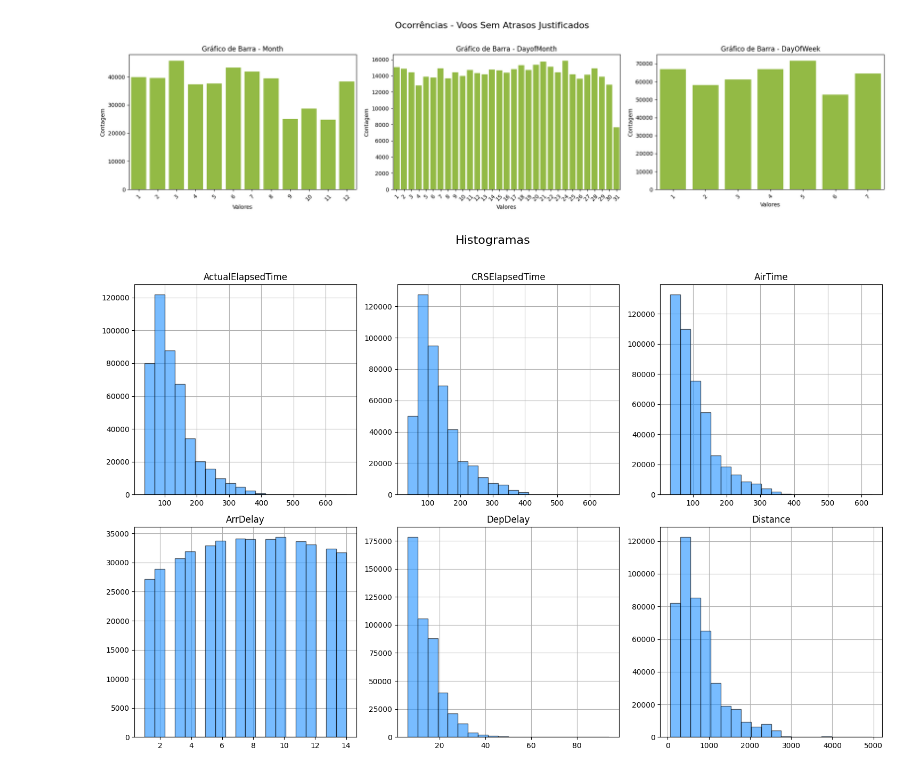
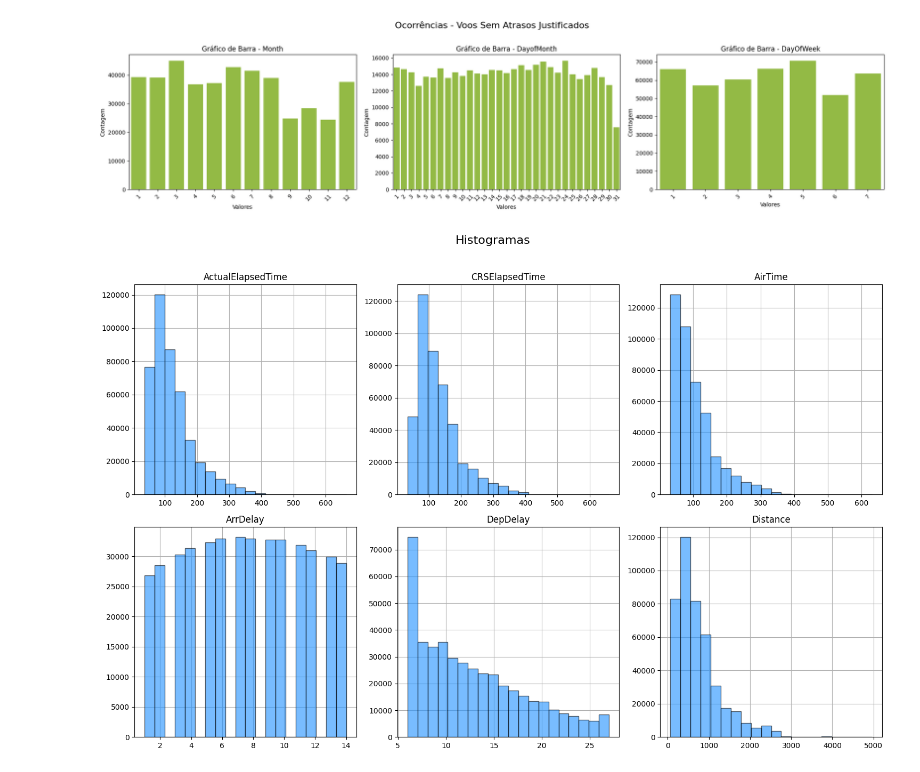
Before and after one commit to AdrielyZBoller/Projeto_Mod05_Ada_VemSerTech, a Jupyter notebook: analise_sem_atraso_justificados.ipynb, the cells around one changed output. Saved outputs shown, nothing was run; the diff lists cells and outputs as text; code cells hidden in the pictures.

```diff
--- a/analise_sem_atraso_justificados.ipynb
+++ b/analise_sem_atraso_justificados.ipynb
@@ -316,5 +187,9 @@ Devido a grande distância entre o quartil de 75% e o valor máximo do DepDelay,
-# %%
-df  = df.loc[df['DepDelay'] <= 30]
+# %%
+# Calcular o quantil de 95%
+quantil_95 = df['DepDelay'].quantile(0.95)
+
+# Aplicar o filtro
+df  = df.loc[df['DepDelay'] <= quantil_95]
 # %% [markdown]
 Levando em consideração que o campo AirTime indica o tempo no ar em minutos, não faz sentido que um voo dure apenas uns minutos no ar. Por isso, será retirado os primeiro 5% dos dados de AirTime
 # %%
@@ -347,7 +220,7 @@ df_continua.describe()
 fig, axs =plt.subplots(1,3, figsize = (20,5))
 
 for i, ax in zip(lista_var_discretas, axs.flatten()):
-    sns.countplot(x=i, data=df_discreta[[i]], ax=ax, color='YellowGreen')
+    sns.countplot(x=i, data=df[[i]], ax=ax, color='YellowGreen')
     ax.set_title(f'Gráfico de Barra - {i}')
     ax.set_xlabel('Valores')
     ax.set_ylabel('Contagem')
@@ -366,20 +239,20 @@ plt.show()
 # %%
 # Criação do grid de subgráficos 4x4
 fig, axs = plt.subplots(2, 3, figsize=(15, 10))
 
 
 for i, ax in zip(lista_var_continuas, axs.flatten()):
-    df_continua[i].hist(bins=20, edgecolor='black', alpha=0.6, color ='DodgerBlue',ax=ax, zorder=4)
+    df[i].hist(bins=20, edgecolor='black', alpha=0.6, color ='DodgerBlue',ax=ax, zorder=4)
     ax.set_title(f'{i}')
 # Adiciona um título geral acima dos subgráficos
 fig.suptitle('Histogramas', fontsize=16, zorder=1)  # Definindo zorder para o título geral
 
 # Ajusta o layout para evitar sobreposição
 plt.tight_layout(rect=[0, 0, 1, 0.96])  # Ajusta o espaço para acomodar o título geral
 
 plt.show()
 # %% [output]
-[figure, old version]
+[figure, new version]
 # %%
 # Gráfico de barras para as 10 origens com mais registros
 plt.figure(figsize=(10, 6))
```
Also changed, not shown: parts of 13 cells of this notebook.
